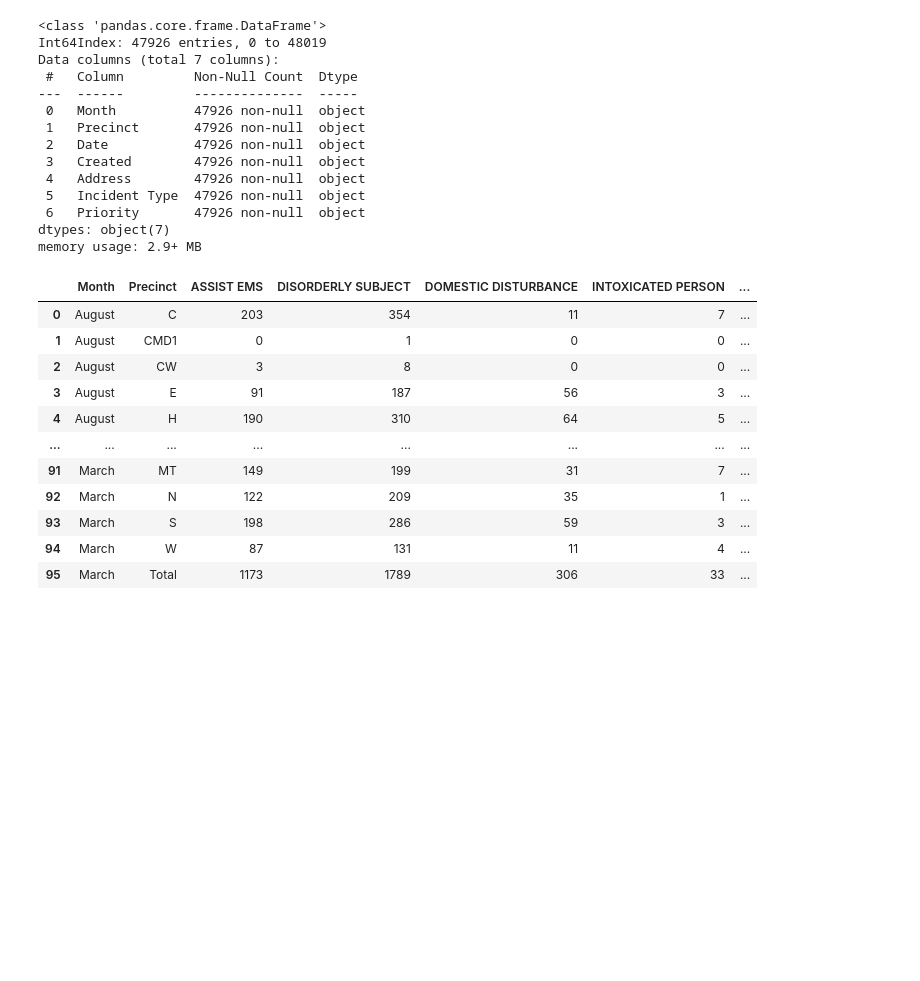
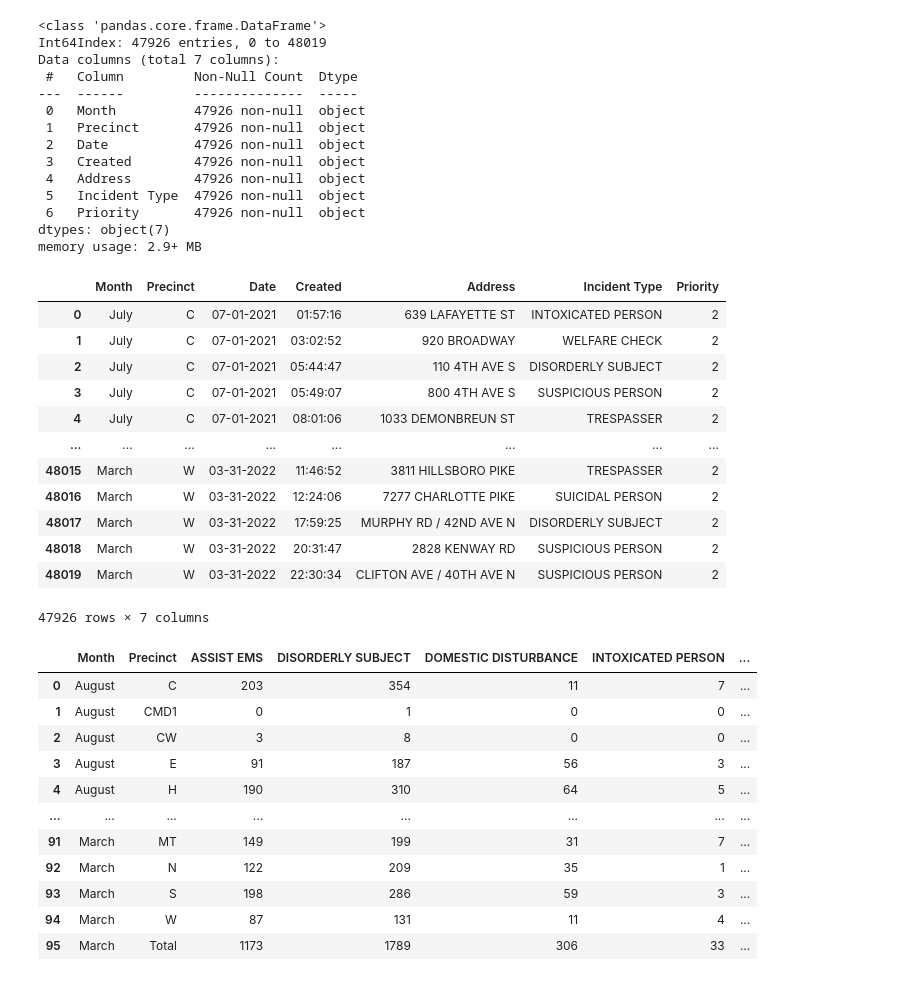
Before and after one commit to parallel-parker/partners_in_care, a Jupyter notebook: Notebook/Police_Calls_Notebook.ipynb, the cells around one changed output. Saved outputs shown, nothing was run; the diff lists cells and outputs as text; code cells hidden in the pictures; blank space fills up the shorter version.

```diff
--- a/Notebook/Police_Calls_Notebook.ipynb
+++ b/Notebook/Police_Calls_Notebook.ipynb
@@ -50,6 +50,22 @@ Data columns (total 7 columns):
  6   Priority       47926 non-null  object
 dtypes: object(7)
 memory usage: 2.9+ MB
+# %%
+Police_Calls
+# %% [output]
+|  | Month | Precinct | Date | Created | Address | Incident Type | Priority |
+| 0 | July | C | 07-01-2021 | 01:57:16 | 639 LAFAYETTE ST | INTOXICATED PERSON | 2 |
+| 1 | July | C | 07-01-2021 | 03:02:52 | 920 BROADWAY | WELFARE CHECK | 2 |
+| 2 | July | C | 07-01-2021 | 05:44:47 | 110 4TH AVE S | DISORDERLY SUBJECT | 2 |
+| 3 | July | C | 07-01-2021 | 05:49:07 | 800 4TH AVE S | SUSPICIOUS PERSON | 2 |
+| 4 | July | C | 07-01-2021 | 08:01:06 | 1033 DEMONBREUN ST | TRESPASSER | 2 |
+| ... | ... | ... | ... | ... | ... | ... | ... |
+| 48015 | March | W | 03-31-2022 | 11:46:52 | 3811 HILLSBORO PIKE | TRESPASSER | 2 |
+| 48016 | March | W | 03-31-2022 | 12:24:06 | 7277 CHARLOTTE PIKE | SUICIDAL PERSON | 2 |
+| 48017 | March | W | 03-31-2022 | 17:59:25 | MURPHY RD / 42ND AVE N | DISORDERLY SUBJECT | 2 |
+| 48018 | March | W | 03-31-2022 | 20:31:47 | 2828 KENWAY RD | SUSPICIOUS PERSON | 2 |
+| 48019 | March | W | 03-31-2022 | 22:30:34 | CLIFTON AVE / 40TH AVE N | SUSPICIOUS PERSON | 2 |
+47926 rows × 7 columns
 # %%
 Police_calls_2
 # %% [output]
```
Also changed, not shown: parts of 3 cells of this notebook.
